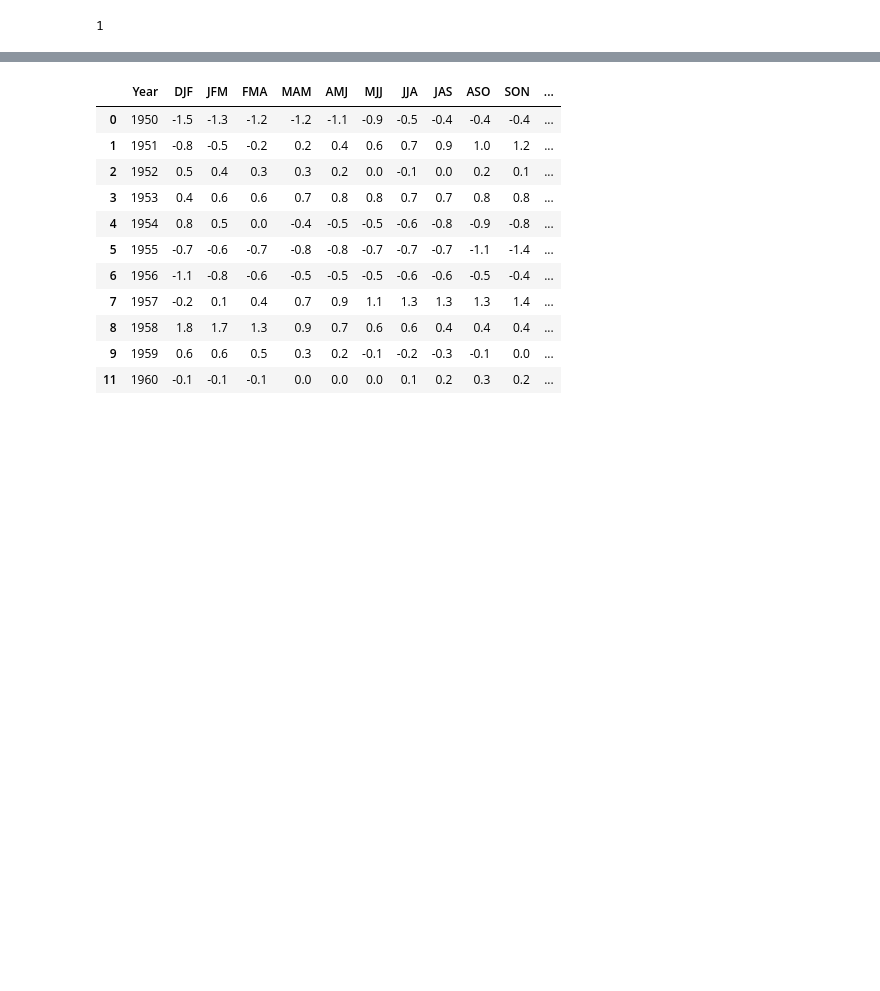
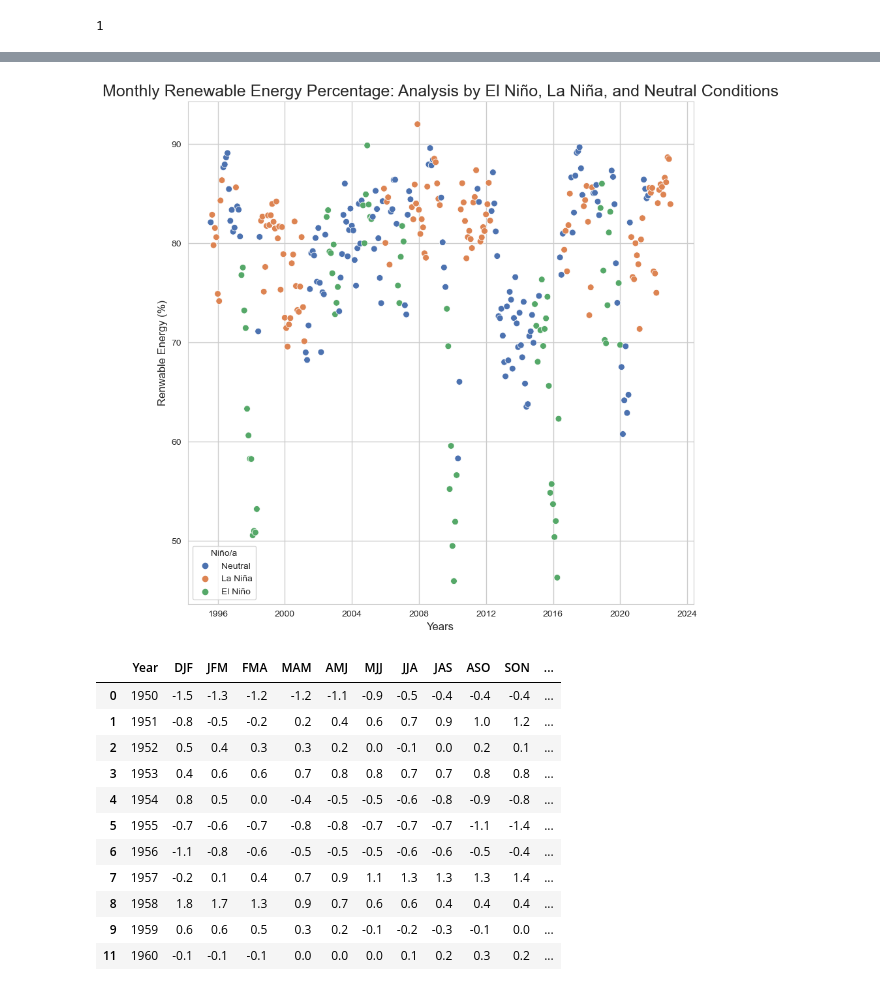
Before and after one commit to Mateoferrnandez/newgridproject, a Jupyter notebook: Untitled-1.ipynb, the cells around one changed output, grey strips where cells are left out. Cells and saved outputs as stored; diff of their text form; code cells hidden in the pictures; blank space fills up the shorter version.

```diff
--- a/Untitled-1.ipynb
+++ b/Untitled-1.ipynb
@@ -138,0 +330,3 @@ oni.head()
+# %%
+montlygeneration=montlygeneration.merge(oni,how='inner',on=['YR','MON'])
+montlygeneration.head(20)
@@ -138,0 +355,3 @@ oni.head()
+# %%
+for e in range(len(montlygeneration["ANOM"])):
+    montlygeneration["niño"][e]=montlygeneration["ANOM"][e-1:e+2].mean()
@@ -138,0 +376,4 @@ oni.head()
+# %%
+montlygeneration["Niño/a"] = montlygeneration["niño"].apply(lambda x: "El Niño" if x > 0.5 else "La Niña" if x < -0.5 else "Neutral")
+# %%
+montlygeneration["Renovable(%)"] = round(montlygeneration[["EOLICA", "HIDRAULICA", "SOLAR"]].sum(numeric_only=True, axis=1) / montlygeneration["Sum"] * 100, 2)
@@ -139,3 +400,17 @@ oni.head()
+# %%
+import seaborn as sns
+plt.figure(figsize=(10, 10))
+
+# Subplot 1: % Renewable Energy vs Years with Niño/a categories
+sns.set_style("whitegrid")
+sns.scatterplot(x="Fecha", y="Renovable(%)", data=montlygeneration, hue="Niño/a", palette="deep", s=50)
+plt.xlabel("Years", fontsize=12)
+plt.ylabel("Renwable Energy (%)", fontsize=12)
+plt.title("Monthly Renewable Energy Percentage: Analysis by El Niño, La Niña, and Neutral Conditions", fontsize=18)
+plt.legend(title="Niño/a", loc='best', fontsize=10)
+plt.grid( linestyle='-', linewidth=1)
+# %% [output]
+[figure, added]
 # %%
 df=pd.read_csv('D:\Documentos\Github\gridproject\datos_extraidos_tabla_9_ONI_v5.php.csv')
 # %%
```
Also changed, not shown: parts of 19 cells of this notebook.
